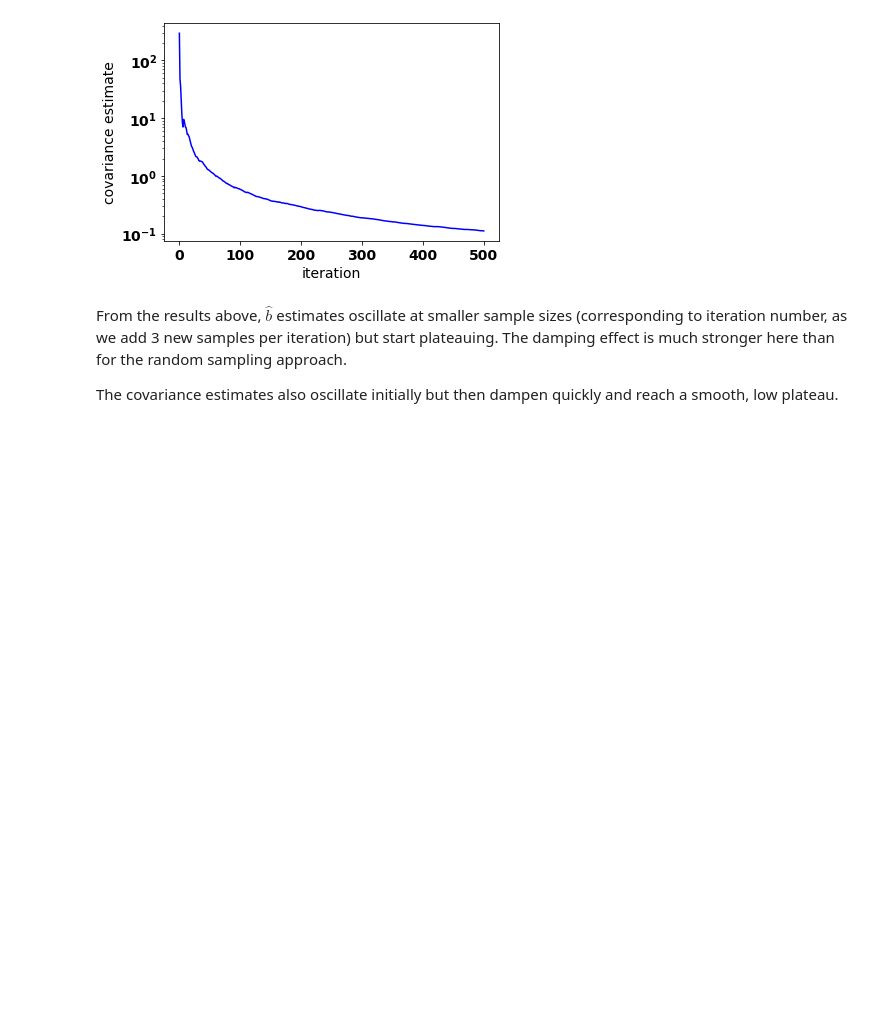
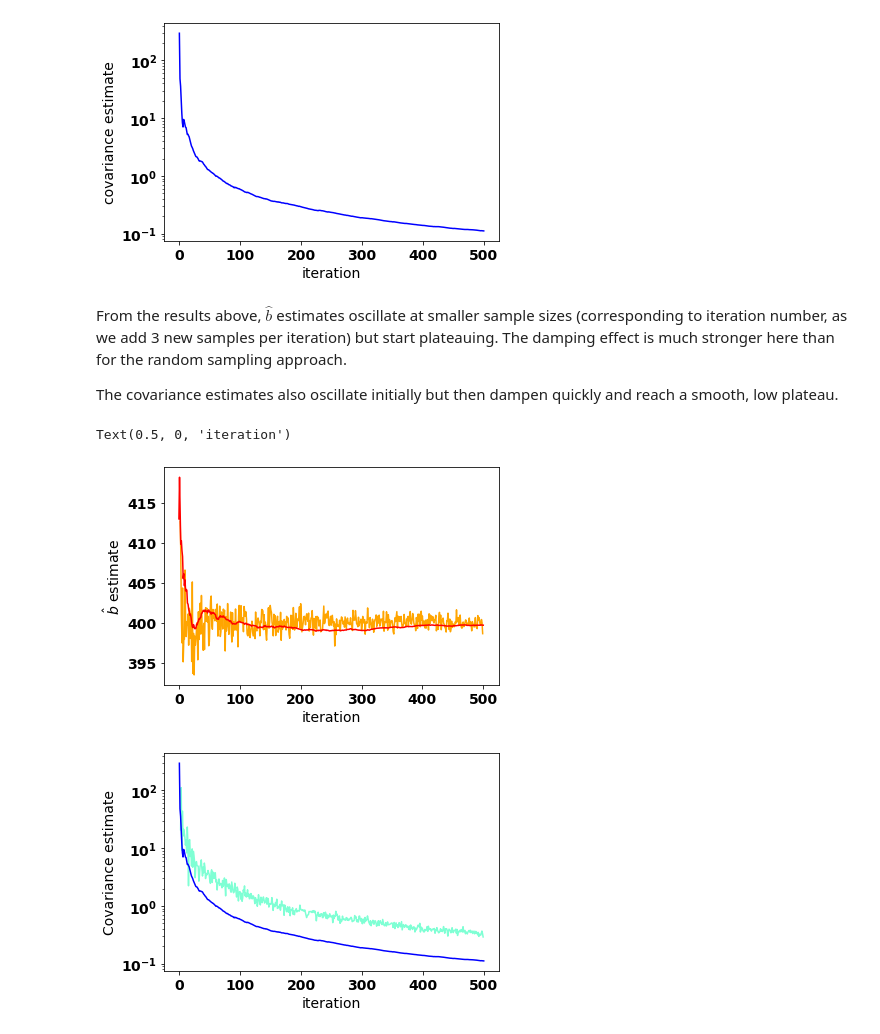
Before and after one commit to mustafa-majid-uu/curvefit_sampling, a Jupyter notebook: sampling.ipynb, the cells around one changed output. Drawn from its saved outputs; the diff is of its cells as text; code cells hidden in the pictures; blank space fills up the shorter version.

Commit message:
superimposed plots

```diff
--- a/sampling.ipynb
+++ b/sampling.ipynb
@@ -87,8 +87,8 @@ Next, we repeat the random sampling procedure 500 times, by looping over the num
 # %%
 iterations = 500 #the maximum number of samples to generate. Each iteration i will generate i samples.
 sample_size = []
-bhat_arr = []
-cov_arr = []
+bhat_arr_rnd = []
+cov_arr_rnd = []
 np.random.seed(0)
 
 #generate random samples, with sample size "n" equal to each iteration number
@@ -97,18 +97,18 @@ for i in range(2,iterations):
     x,y = generate_random_samples(i,0,1000,0.01)     #generate i samples, with each distance value being within the range [0,1000]
     params, covs = optimize.curve_fit(cordist, xdata = x, ydata = y, p0=400)    #fit curve with generated data and initial guess for parameter as 400km
 
-    bhat_arr.append(params[0]) #append the b-hat estimate to the b-hat array
-    cov_arr.append(covs[0][0]) #do the same for the covariance array
+    bhat_arr_rnd.append(params[0]) #append the b-hat estimate to the b-hat array
+    cov_arr_rnd.append(covs[0][0]) #do the same for the covariance array
 
 
 plt.figure(1)
-plt.plot(sample_size,bhat_arr, c='green' )
+plt.plot(sample_size,bhat_arr_rnd, c='green' )
 
 plt.ylabel('$\hat{b}$ estimate')
 plt.xlabel('number of samples')
 
 plt.figure(2)
-plt.plot(sample_size,cov_arr,color='blue')
+plt.plot(sample_size,cov_arr_rnd,color='cyan')
 plt.xlabel('number of samples')
 plt.yscale('log')
 plt.ylabel('covariance estimate')
@@ -221,3 +221,20 @@ plt.yscale('log')
 From the results above, $\hat{b}$ estimates oscillate at smaller sample sizes (corresponding to iteration number, as we add 3 new samples per iteration) but start plateauing. The damping effect is much stronger here than for the random sampling approach.
 
 The covariance estimates also oscillate initially but then dampen quickly and reach a smooth, low plateau.
+# %%
+plt.figure(5)
+plt.plot(sample_size,bhat_arr_rnd, c='orange' )
+plt.plot(i_arr,bhat_arr, c='red' )
+plt.ylabel('$\hat{b}$ estimate')
+plt.xlabel('iteration')
+
+plt.figure(6)
+plt.plot(sample_size,cov_arr_rnd, c='aquamarine' )
+plt.plot(i_arr,cov_arr, c='blue' )
+plt.yscale('log')
+plt.ylabel('Covariance estimate')
+plt.xlabel('iteration')
+# %% [output]
+Text(0.5, 0, 'iteration')
+[figure, added]
+[figure, added]
```
